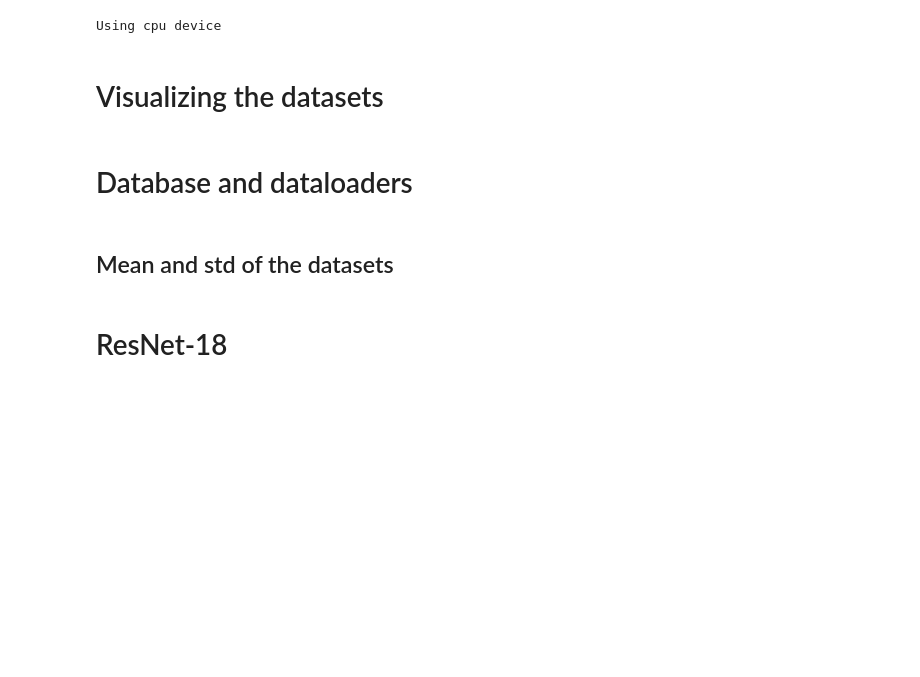
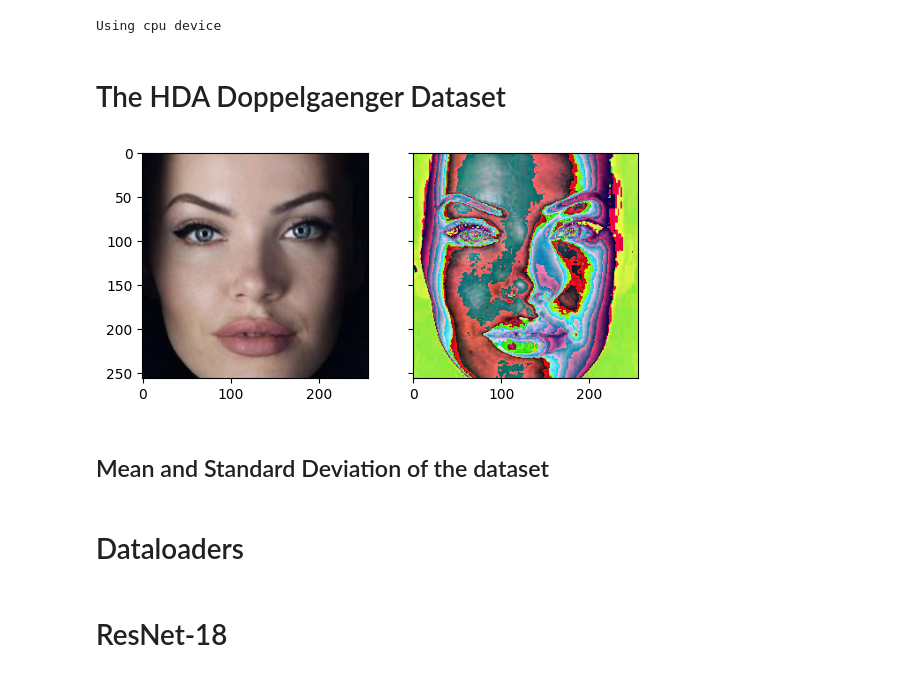
Before and after one commit to LucaFranceschi01/DL-2024, a Jupyter notebook: FINAL/FinalProject.ipynb, the cells around one changed output. Saved outputs shown, nothing was run; the diff lists cells and outputs as text; code cells hidden in the pictures; blank space fills up the shorter version.

```diff
--- a/FINAL/FinalProject.ipynb
+++ b/FINAL/FinalProject.ipynb
@@ -55,8 +61,8 @@ from torchvision.models import ResNet18_Weights
 # results_path = '/content/drive/My Drive/DeepLearning_2024/P4/Results/'
 
 # Comment if in Google Colab
-data_path = 'Data/'
-results_path = 'Results/'
+data_path = 'data/'
+results_path = 'results/'
 # %%
 # Print if gpu acceleration is enabled
 device = (
@@ -69,7 +75,3 @@ device = (
 print(f"Using {device} device")
 # %% [output]
 Using cpu device
-# %% [markdown]
-# Visualizing the datasets
-# %% [markdown]
-# Database and dataloaders
@@ -77,0 +78,2 @@ Using cpu device
+# %% [markdown]
+# The HDA Doppelgaenger Dataset
@@ -78,2 +128,23 @@ Using cpu device
+# %%
+dataset = HDA_Doppelgaenger()
+
+HDA_mean, HDA_std = dataset.mean_std()
+
+base_transform = transforms.Compose(
+    [transforms.ToTensor(),
+     transforms.Normalize(HDA_mean, HDA_std)])
+
+fig, axs = plt.subplots(1, 2, sharex=True, sharey=True)
+
+axs[0].imshow(dataset[0][1])
+dataset.transform = base_transform
+
+toimage = transforms.ToPILImage()
+axs[1].imshow(toimage(dataset[0][1]))
+plt.show()
+# %% [output]
+[figure, added]
 # %% [markdown]
-## Mean and std of the datasets
+## Mean and Standard Deviation of the dataset
+# %% [markdown]
+# Dataloaders
```
Also changed, not shown: parts of 4 cells of this notebook.
